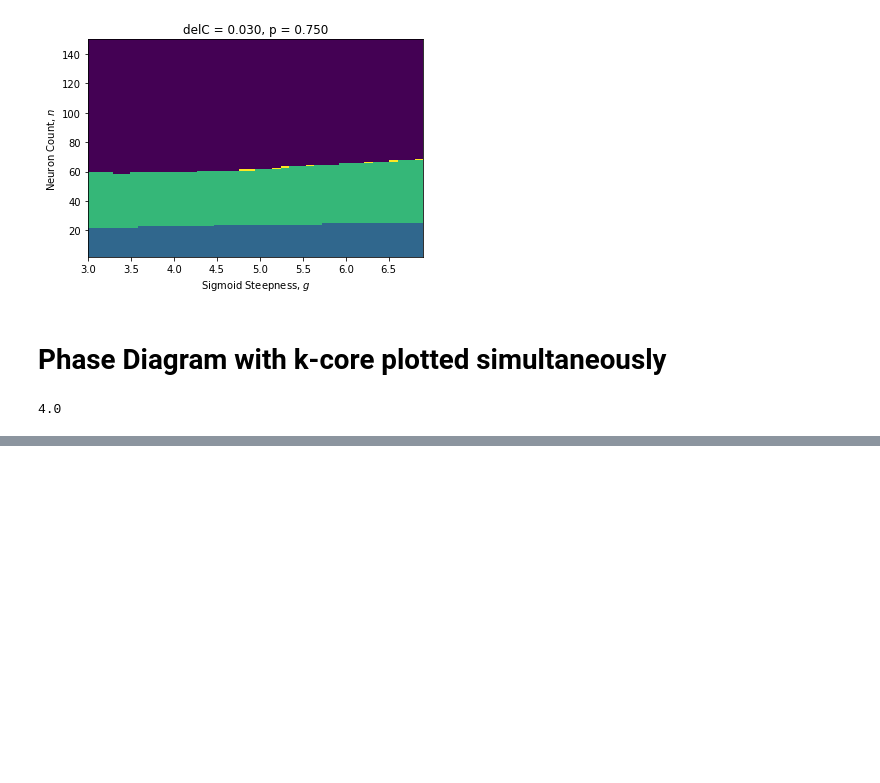
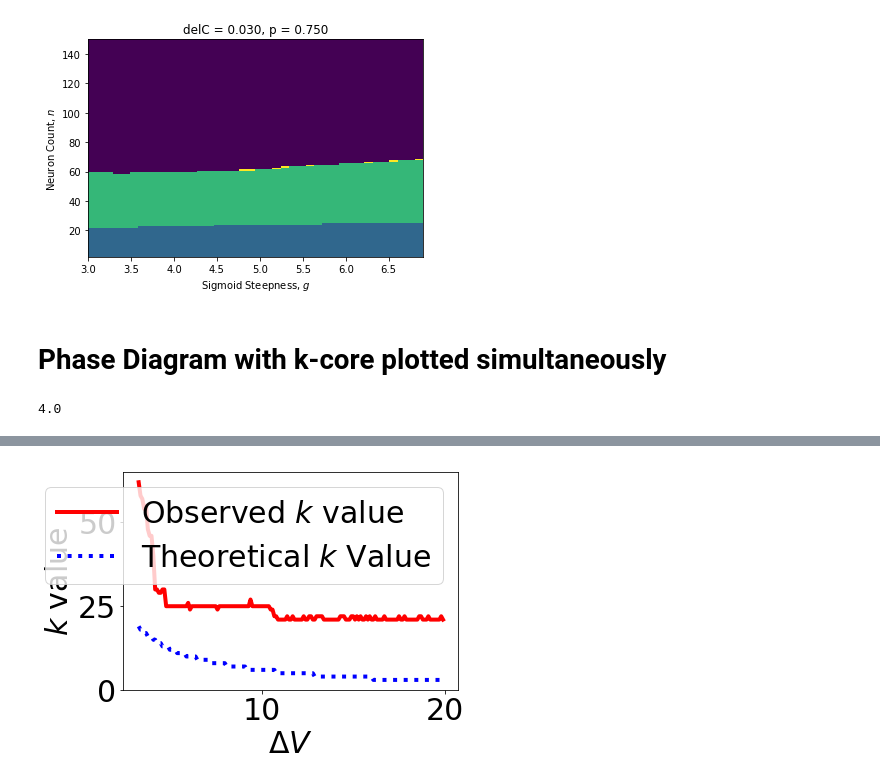
Before and after one commit to mbibireata/Networks, a Jupyter notebook: Rhythmogenesis.ipynb, the cells around one changed output, grey strips where cells are left out. Drawn from its saved outputs; the diff is of its cells as text; code cells hidden in the pictures; blank space fills up the shorter version.

Commit message:
migrate kcore predictor funcionality to Rhythmogenesis file

```diff
--- a/Rhythmogenesis.ipynb
+++ b/Rhythmogenesis.ipynb
@@ -3071,0 +3074,13 @@ largestkcore(network.M)
+# %%
+#Phase Diagrams
+
+n=150 #100
+
+p = .5 #Connectivity rate High connectivity is just mean field so it looks a lot smoother... want to maybe not make it so high 1/6
+
+M=getRandomConnectivity(n,p) #args(n,p)
+l=matrixOfEdges(M,n)
+M_prime = copy.deepcopy(M)
+l_prime = copy.deepcopy(l)
+#curr_n = n #Current number of neurons in network
+to_cull = 0
@@ -3071,0 +3213,12 @@ largestkcore(network.M)
+# %%
+plot(phaseV, kCore, label="Observed $k$ value", color="red", lw=4)
+plot(phaseV, kCore_predict, ls='dotted', label="Theoretical $k$ Value",color="blue", lw=4)
+legend(prop={'size': 30})
+#title("k-core vs. $\Delta V$")
+xlabel("$\Delta V$", fontsize=30)
+ylabel("$k$ value", fontsize=30)
+plt.tick_params(axis='both', labelsize=30)
+#savefig("figures/kcore_exact_vs_predict2.png")
+#savefig("paper_figures/kcore_exact_vs_predict.png")
+# %% [output]
+[figure, added]
```
Also changed, not shown: parts of 6 cells of this notebook.
